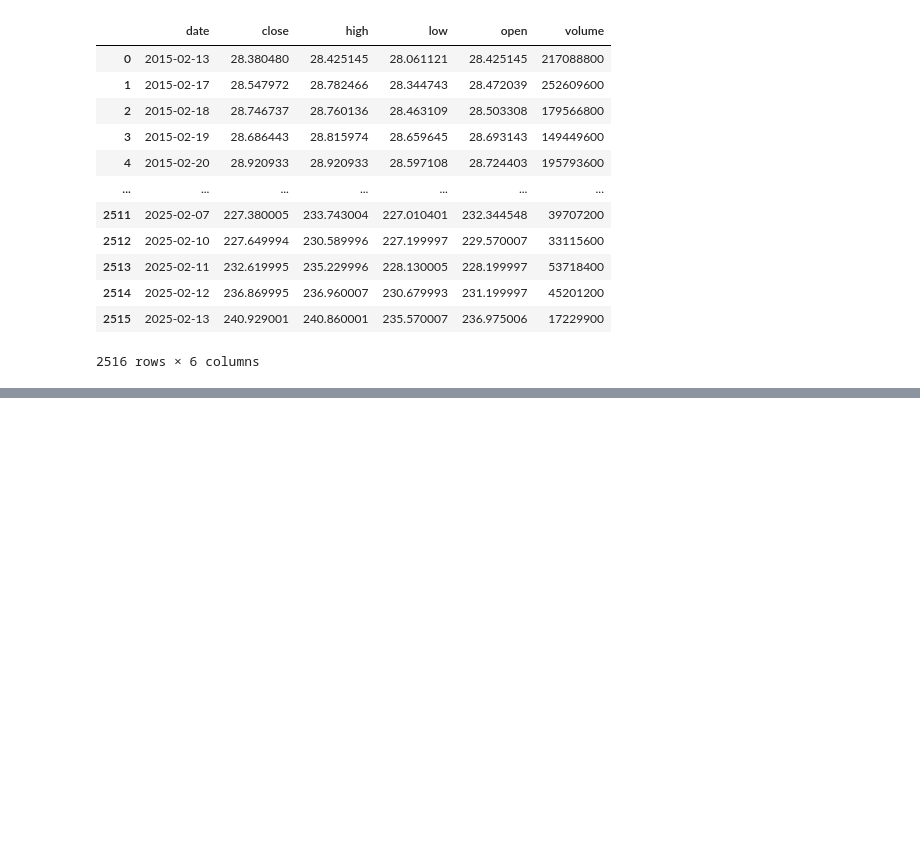
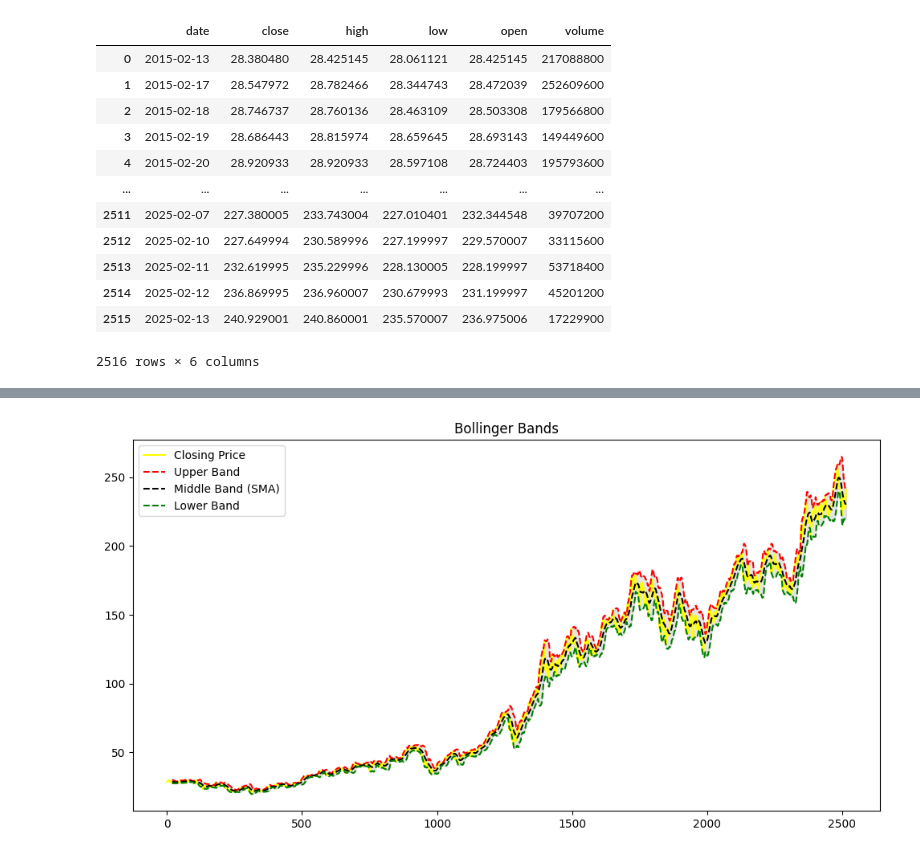
Before and after one commit to akhii-leesh/StockPricePrediction, a Jupyter notebook: stockprice.ipynb, the cells around one changed output, grey strips where cells are left out. Saved outputs shown, nothing was run; the diff lists cells and outputs as text; code cells hidden in the pictures; blank space fills up the shorter version.

```diff
--- a/stockprice.ipynb
+++ b/stockprice.ipynb
@@ -166,0 +191,13 @@ stock_data["CCI"] = TA.CCI(stock_data)
+# %%
+# bollinger bands
+plt.figure(figsize=(12,6))
+plt.plot(stock_data.index, stock_data["close"], label="Closing Price", color='yellow')
+plt.plot(stock_data.index, stock_data["BB_upper"], label="Upper Band", linestyle="dashed", color='red')
+plt.plot(stock_data.index, stock_data["BB_middle"], label="Middle Band (SMA)", linestyle="dashed", color='black')
+plt.plot(stock_data.index, stock_data["BB_lower"], label="Lower Band", linestyle="dashed", color='green')
+plt.fill_between(stock_data.index, stock_data["BB_upper"], stock_data["BB_lower"], color='gray', alpha=0.2)
+plt.title("Bollinger Bands")
+plt.legend()
+plt.show()
+# %% [output]
+[figure, added]
```
Also changed, not shown: parts of 5 cells of this notebook, 1 other file.
